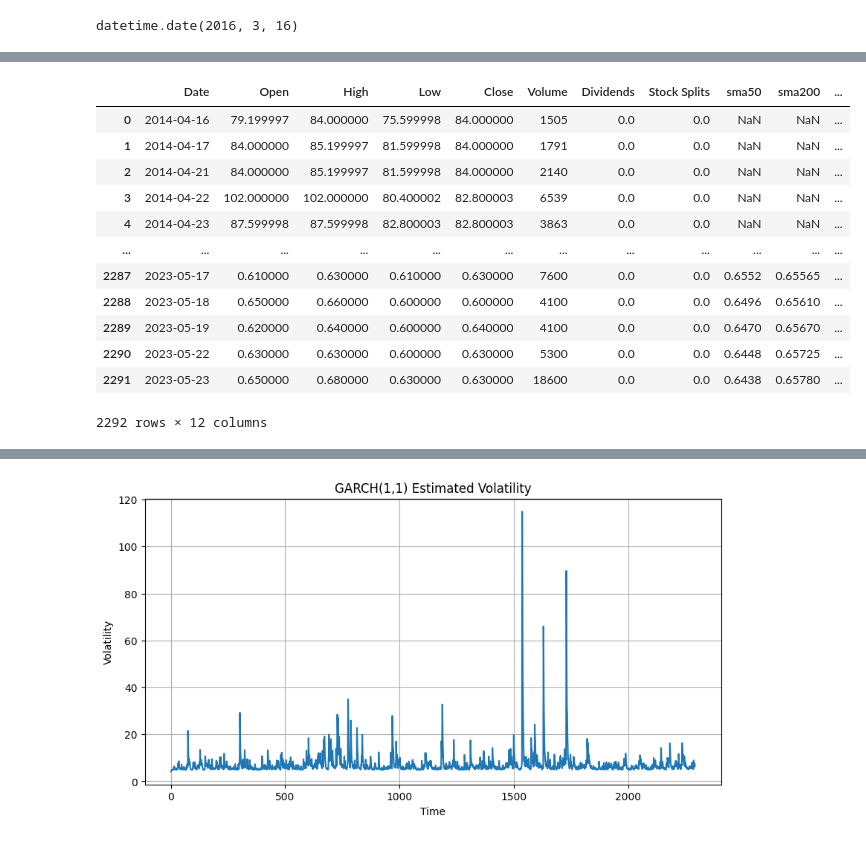
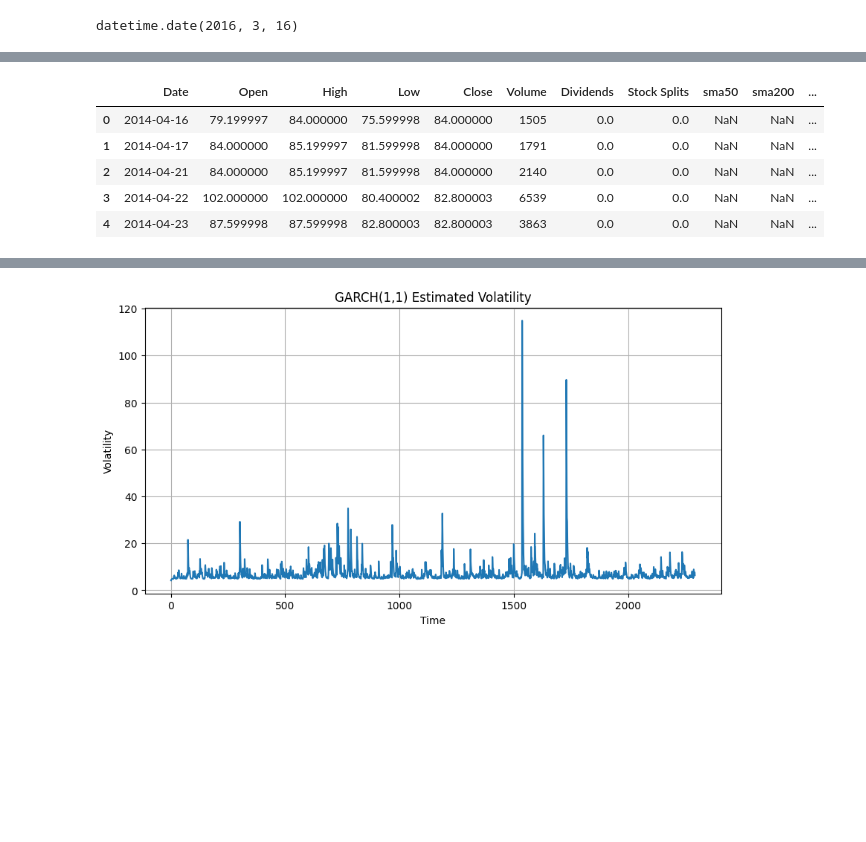
Before and after one commit to bb-github74/XTNT, a Jupyter notebook: source/chicago_fellowship.ipynb, the cells around one changed output, grey strips where cells are left out. Saved outputs shown, nothing was run; the diff lists cells and outputs as text; code cells hidden in the pictures; blank space fills up the shorter version.

```diff
--- a/source/chicago_fellowship.ipynb
+++ b/source/chicago_fellowship.ipynb
@@ -473,21 +444,14 @@ xtnt_meeting_sent['id'] = xtnt_meeting_sent['meeting_date'].astype('str')
 Returns = 100 * xtnt_stock['Close'].pct_change()
 xtnt_stock['Returns'] = Returns
 # %%
-xtnt_stock
+xtnt_stock.head()
 # %% [output]
 |  | Date | Open | High | Low | Close | Volume | Dividends | Stock Splits | sma50 | sma200 | ... |
 | 0 | 2014-04-16 | 79.199997 | 84.000000 | 75.599998 | 84.000000 | 1505 | 0.0 | 0.0 | NaN | NaN | ... |
 | 1 | 2014-04-17 | 84.000000 | 85.199997 | 81.599998 | 84.000000 | 1791 | 0.0 | 0.0 | NaN | NaN | ... |
 | 2 | 2014-04-21 | 84.000000 | 85.199997 | 81.599998 | 84.000000 | 2140 | 0.0 | 0.0 | NaN | NaN | ... |
 | 3 | 2014-04-22 | 102.000000 | 102.000000 | 80.400002 | 82.800003 | 6539 | 0.0 | 0.0 | NaN | NaN | ... |
 | 4 | 2014-04-23 | 87.599998 | 87.599998 | 82.800003 | 82.800003 | 3863 | 0.0 | 0.0 | NaN | NaN | ... |
-| ... | ... | ... | ... | ... | ... | ... | ... | ... | ... | ... | ... |
-| 2287 | 2023-05-17 | 0.610000 | 0.630000 | 0.610000 | 0.630000 | 7600 | 0.0 | 0.0 | 0.6552 | 0.65565 | ... |
-| 2288 | 2023-05-18 | 0.650000 | 0.660000 | 0.600000 | 0.600000 | 4100 | 0.0 | 0.0 | 0.6496 | 0.65610 | ... |
-| 2289 | 2023-05-19 | 0.620000 | 0.640000 | 0.600000 | 0.640000 | 4100 | 0.0 | 0.0 | 0.6470 | 0.65670 | ... |
-| 2290 | 2023-05-22 | 0.630000 | 0.630000 | 0.600000 | 0.630000 | 5300 | 0.0 | 0.0 | 0.6448 | 0.65725 | ... |
-| 2291 | 2023-05-23 | 0.650000 | 0.680000 | 0.630000 | 0.630000 | 18600 | 0.0 | 0.0 | 0.6438 | 0.65780 | ... |
-2292 rows × 12 columns
 # %%
 # Fit GARCH(1,1)
 model = arch_model(xtnt_stock['Returns'].dropna(), vol='GARCH', p=1, q=1)
```
Also changed, not shown: parts of 7 cells of this notebook.
